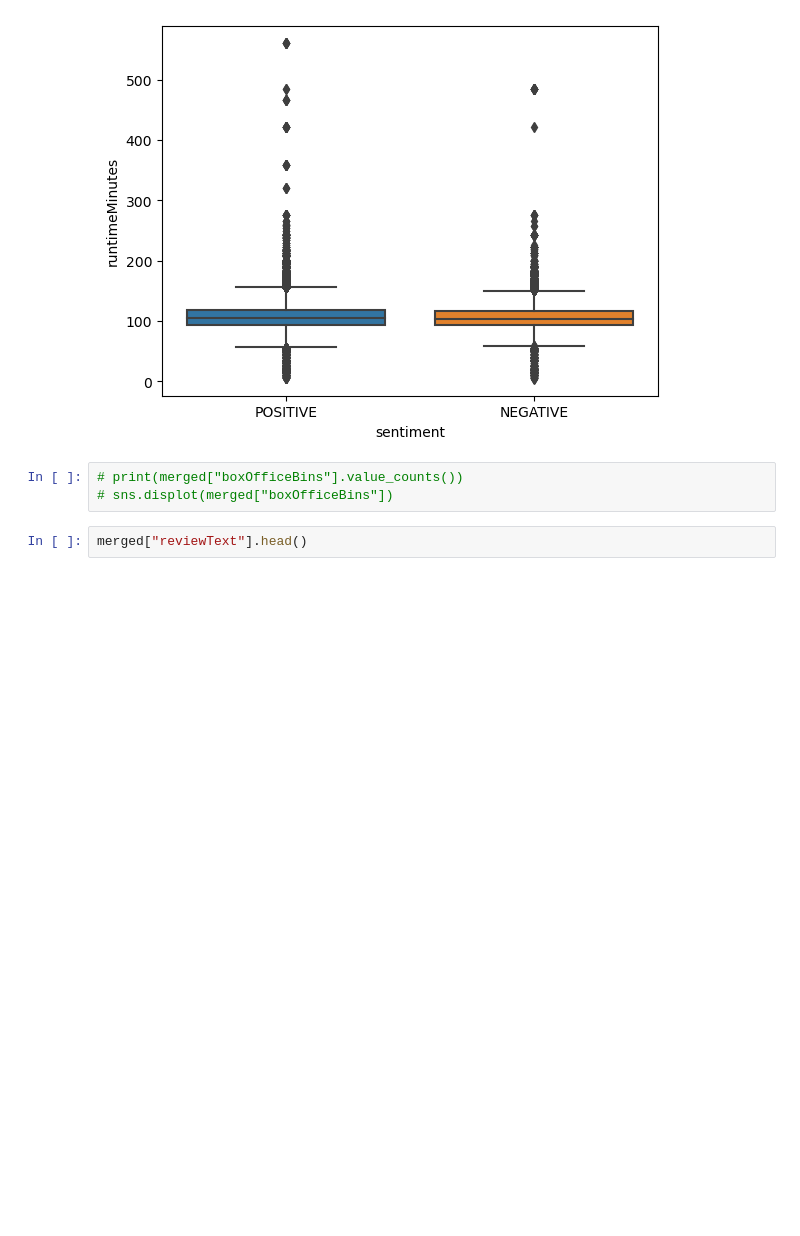
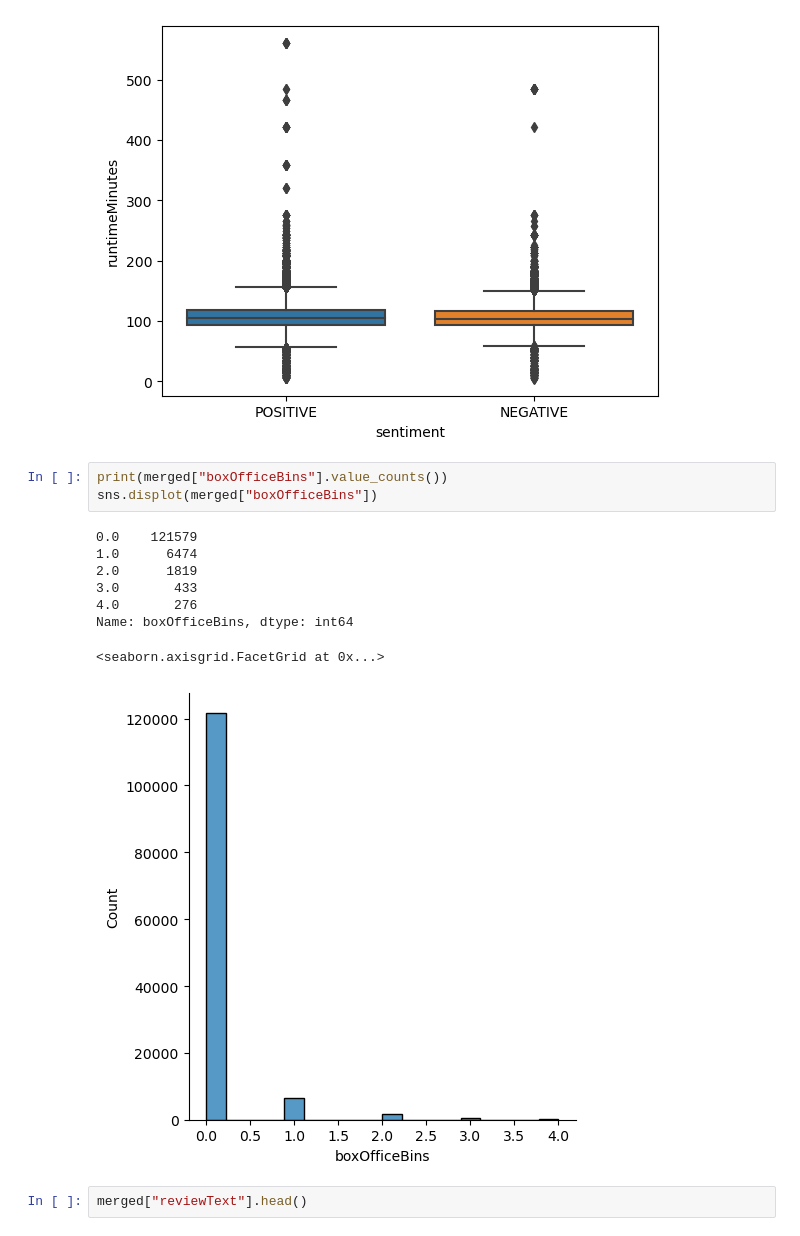
Before and after one commit to ganeshbmc/MLP_project, a Jupyter notebook: 21f1006171-notebook-t22023.ipynb, the cells around one changed output. Cells and saved outputs as stored; diff of their text form; blank space fills up the shorter version.

```diff
--- a/21f1006171-notebook-t22023.ipynb
+++ b/21f1006171-notebook-t22023.ipynb
@@ -628,8 +647,17 @@ sns.boxplot(y=merged["runtimeMinutes"], x=merged["sentiment"])
 <Axes: xlabel='sentiment', ylabel='runtimeMinutes'>
 [figure]
 # %%
-# print(merged["boxOfficeBins"].value_counts())
-# sns.displot(merged["boxOfficeBins"])
+print(merged["boxOfficeBins"].value_counts())
+sns.displot(merged["boxOfficeBins"])
+# %% [output]
+0.0    121579
+1.0      6474
+2.0      1819
+3.0       433
+4.0       276
+Name: boxOfficeBins, dtype: int64
+<seaborn.axisgrid.FacetGrid at 0x...>
+[figure, added]
 # %%
 merged["reviewText"].head()
 # %% [output]
```
Also changed, not shown: parts of 12 cells of this notebook.
